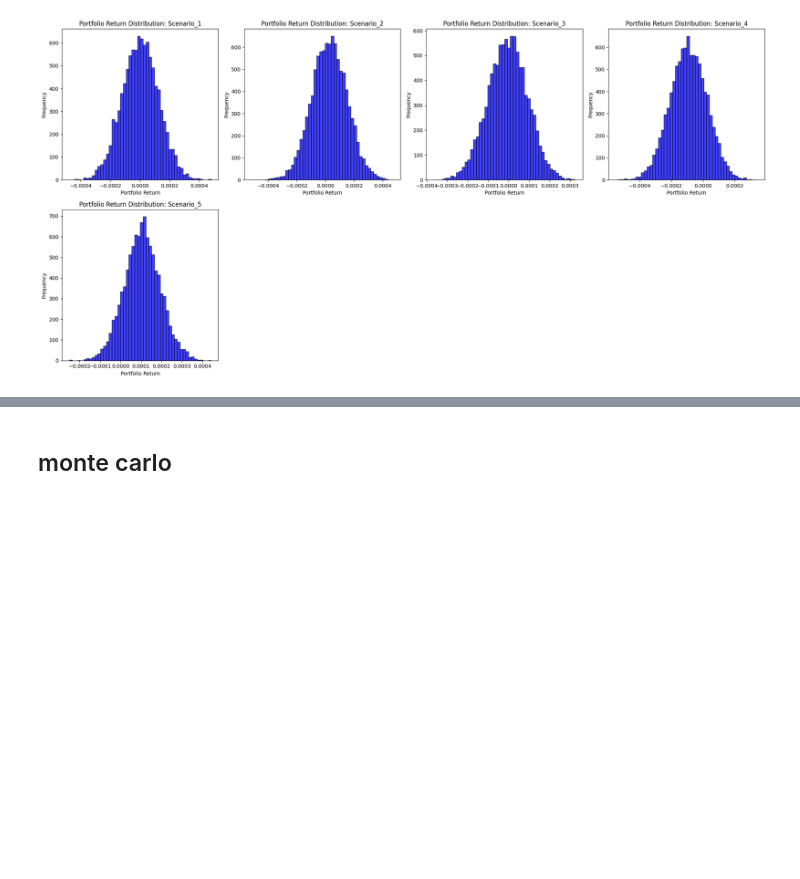
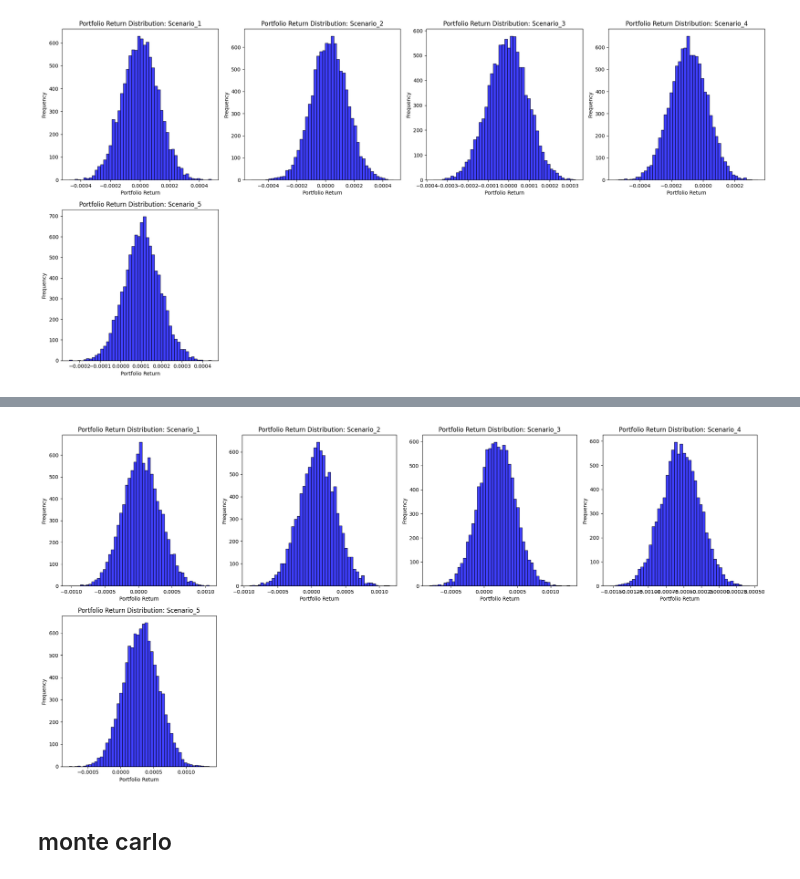
Before and after one commit to paulprayer110/stockprediction, a Jupyter notebook: PortfolioReturnForecast.ipynb, the cells around one changed output, grey strips where cells are left out. Cells and saved outputs as stored; diff of their text form; code cells hidden in the pictures; blank space fills up the shorter version.

```diff
--- a/PortfolioReturnForecast.ipynb
+++ b/PortfolioReturnForecast.ipynb
@@ -96,0 +103,2 @@ sns.histplot(
+# %%
+corr_matrix = returns_df.corr()
@@ -339,3 +658,25 @@ Results saved to 'risk_metrics.csv'
+# %%
+# Step 12: Plot histograms of portfolio returns for all scenarios
+
+fig, axes = plt.subplots(nrows=2, ncols=4, figsize=(20, 10))  # 2 rows and up to 4 columns
+axes = axes.flatten()  # Flatten the axes array for easier indexing
+
+scenarios_to_plot = list(simulated_data.keys())[:7]  # Select up to the first 7 scenarios, if available
+for i, scenario in enumerate(scenarios_to_plot):
+    ax = axes[i]
+    ax.hist(simulated_data[scenario], bins=50, alpha=0.75, color="blue", edgecolor="black")
+    ax.set_title(f"Portfolio Return Distribution: {scenario}")
+    ax.set_xlabel("Portfolio Return")
+    ax.set_ylabel("Frequency")
+
+# Hide any unused subplots if fewer than 8 scenarios exist
+for j in range(len(scenarios_to_plot), len(axes)):
+    fig.delaxes(axes[j])  # Remove unused subplot areas
+
+plt.tight_layout()
+plt.show()
+# %% [output]
+[figure, added]
 # %% [markdown]
 ## monte carlo
 # %% [markdown]
```
Also changed, not shown: parts of 12 cells of this notebook, 1 other file.
